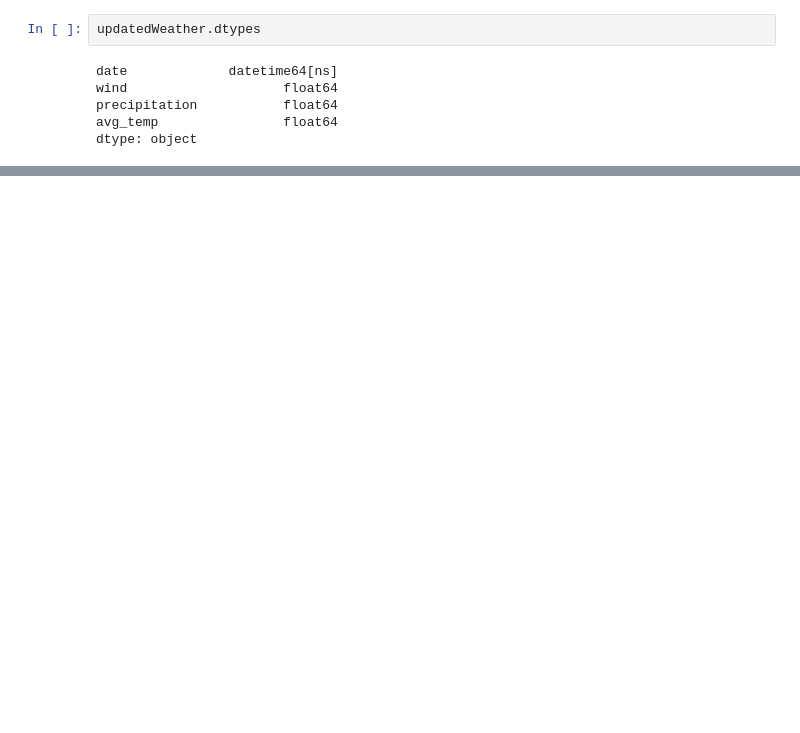
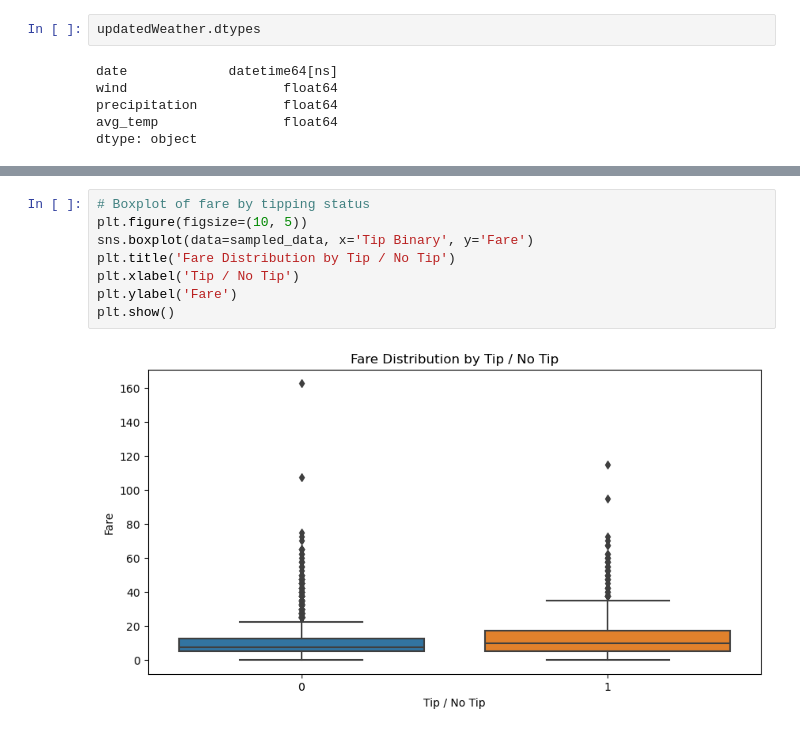
Before and after one commit to Mcha777/DSML, a Jupyter notebook: YMMMMY.ipynb, the cells around one changed output, grey strips where cells are left out. Saved outputs shown, nothing was run; the diff lists cells and outputs as text; blank space fills up the shorter version.

```diff
--- a/YMMMMY.ipynb
+++ b/YMMMMY.ipynb
@@ -282,0 +396,10 @@ plt.show()
+# %%
+# Boxplot of fare by tipping status
+plt.figure(figsize=(10, 5))
+sns.boxplot(data=sampled_data, x='Tip Binary', y='Fare')
+plt.title('Fare Distribution by Tip / No Tip')
+plt.xlabel('Tip / No Tip')
+plt.ylabel('Fare')
+plt.show()
+# %% [output]
+[figure, added]
```
Also changed, not shown: parts of 58 cells of this notebook.
